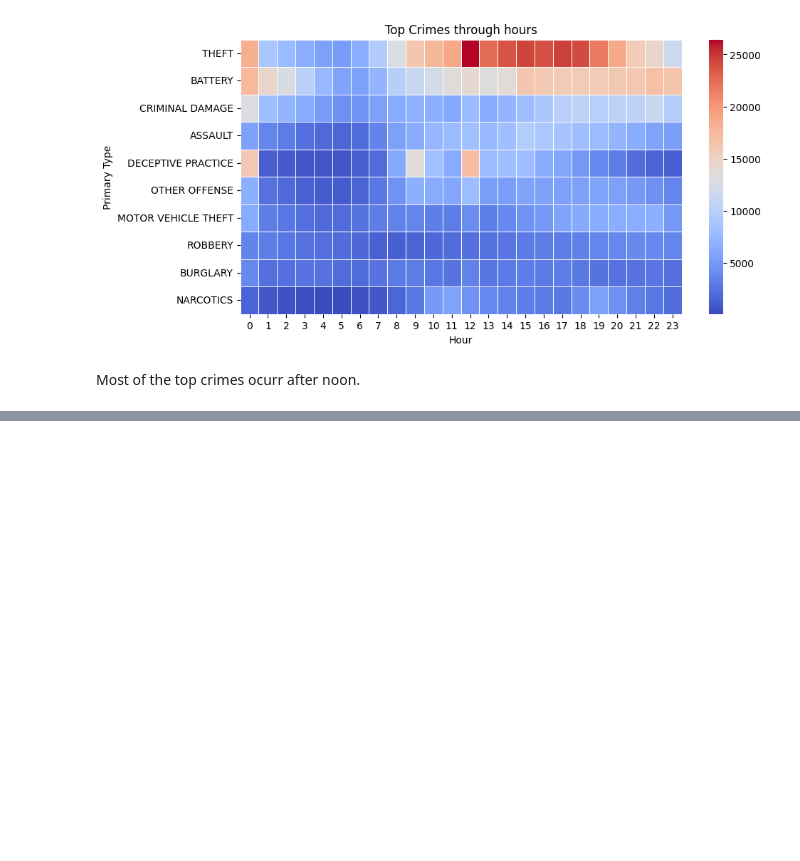
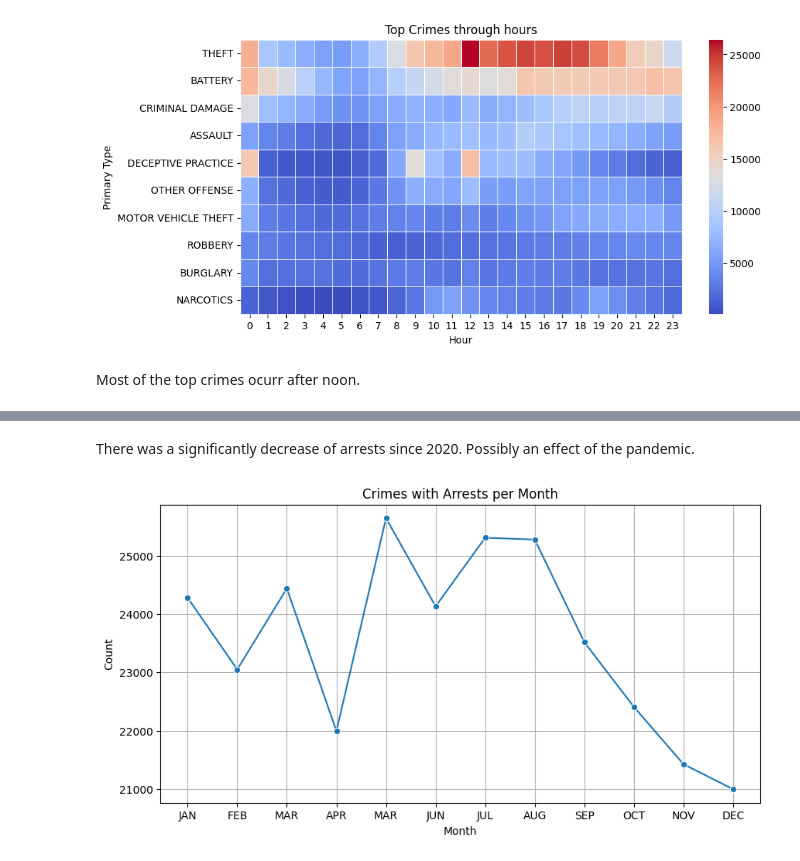
Before and after one commit to alejo1630/chicago_crimes, a Jupyter notebook: chicago_crimes.ipynb, the cells around one changed output, grey strips where cells are left out. Cells and saved outputs as stored; diff of their text form; code cells hidden in the pictures; blank space fills up the shorter version.

```diff
--- a/chicago_crimes.ipynb
+++ b/chicago_crimes.ipynb
@@ -376,0 +368,15 @@ array(['STREET', 'APARTMENT', 'BAR OR TAVERN', 'RESIDENCE',
+# %% [markdown]
+There was a significantly decrease of arrests since 2020. Possibly an effect of the pandemic.
+# %%
+# Month
+sns.lineplot(x = "Month",
+             y = "count",
+             data = df_arrest["Month"].value_counts().reset_index(),
+             marker = "o")
+plt.ylabel("Count")
+plt.xticks(range(1,13), ['JAN', 'FEB', 'MAR', 'APR', 'MAR', 'JUN', 'JUL', 'AUG', 'SEP', 'OCT', 'NOV', 'DEC'])
+plt.grid()
+plt.title("Crimes with Arrests per Month")
+plt.show()
+# %% [output]
+[figure, added]
```
Also changed, not shown: parts of 46 cells of this notebook.
